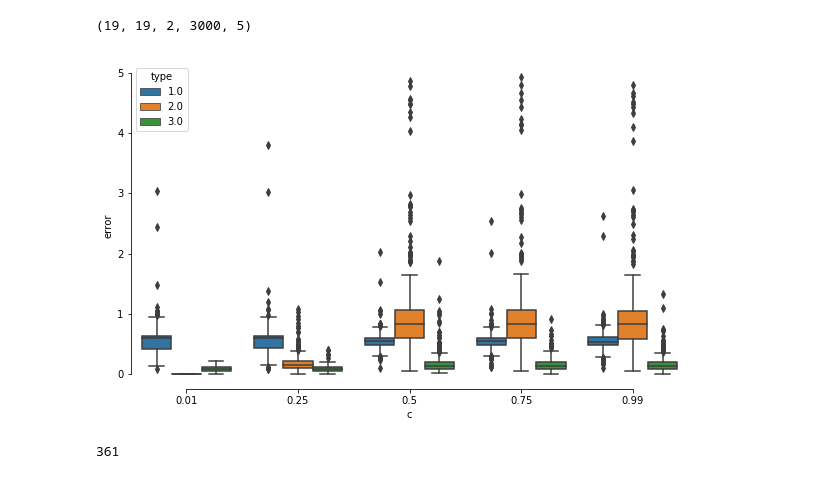
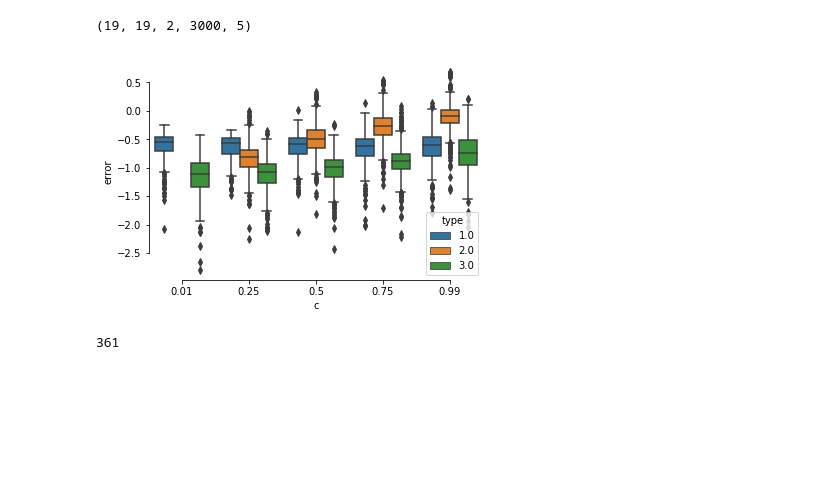
Before and after one commit to benlansdell/rdd, a Jupyter notebook: fig_4_learning_beta_counterfactual.ipynb, the cells around one changed output. Cells and saved outputs as stored; diff of their text form; code cells hidden in the pictures; blank space fills up the shorter version.

```diff
--- a/fig_4_learning_beta_counterfactual.ipynb
+++ b/fig_4_learning_beta_counterfactual.ipynb
@@ -335,31 +335,33 @@ errors_sp = np.squeeze(errors_sp.reshape((-1,1,M,C)))
 ny = errors_rd.shape[0]
 a = np.zeros((errors_rd.shape[0]*C, 3))
 for idx in range(C):
-    a[(idx*ny):((idx+1)*ny),0] = (errors_rd[:,idx])
+    a[(idx*ny):((idx+1)*ny),0] = np.log10(errors_rd[:,idx])
     a[(idx*ny):((idx+1)*ny),1] = cvals[idx]
     a[(idx*ny):((idx+1)*ny),2] = 1
 errors_rd_pd = pd.DataFrame(a, columns = ['error', 'c', 'type'])
 
 a = np.zeros((errors_rd.shape[0]*C, 3))
 for idx in range(C):
-    a[(idx*ny):((idx+1)*ny),0] = (errors_fd_true[:,idx])
+    a[(idx*ny):((idx+1)*ny),0] = np.log10(errors_fd_true[:,idx])
     a[(idx*ny):((idx+1)*ny),1] = cvals[idx]
     a[(idx*ny):((idx+1)*ny),2] = 2
 errors_fd_true_pd = pd.DataFrame(a, columns = ['error', 'c', 'type'])
 
 a = np.zeros((errors_rd.shape[0]*C, 3))
 for idx in range(C):
-    a[(idx*ny):((idx+1)*ny),0] = (errors_rd_true[:,idx])
+    a[(idx*ny):((idx+1)*ny),0] = np.log10(errors_rd_true[:,idx])
     a[(idx*ny):((idx+1)*ny),1] = cvals[idx]
     a[(idx*ny):((idx+1)*ny),2] = 3
 errors_rd_true_pd = pd.DataFrame(a, columns = ['error', 'c', 'type'])
 
 errors_pd = pd.concat([errors_rd_pd, errors_fd_true_pd, errors_rd_true_pd])
 # %%
-sns.boxplot(data = errors_pd, x = 'c', y = 'error', hue = 'type')
+fig,ax = plt.subplots(1,1,figsize=(6,4))
+sns.boxplot(data = errors_pd, x = 'c', y = 'error', hue = 'type', ax = ax)
 sns.despine(trim = True)
+plt.savefig('./fig_4c.pdf')
 # %% [output]
-[figure, old version]
+[figure, new version]
 # %%
 ny
 # %% [output]
```
Also changed, not shown: 17 other files.
